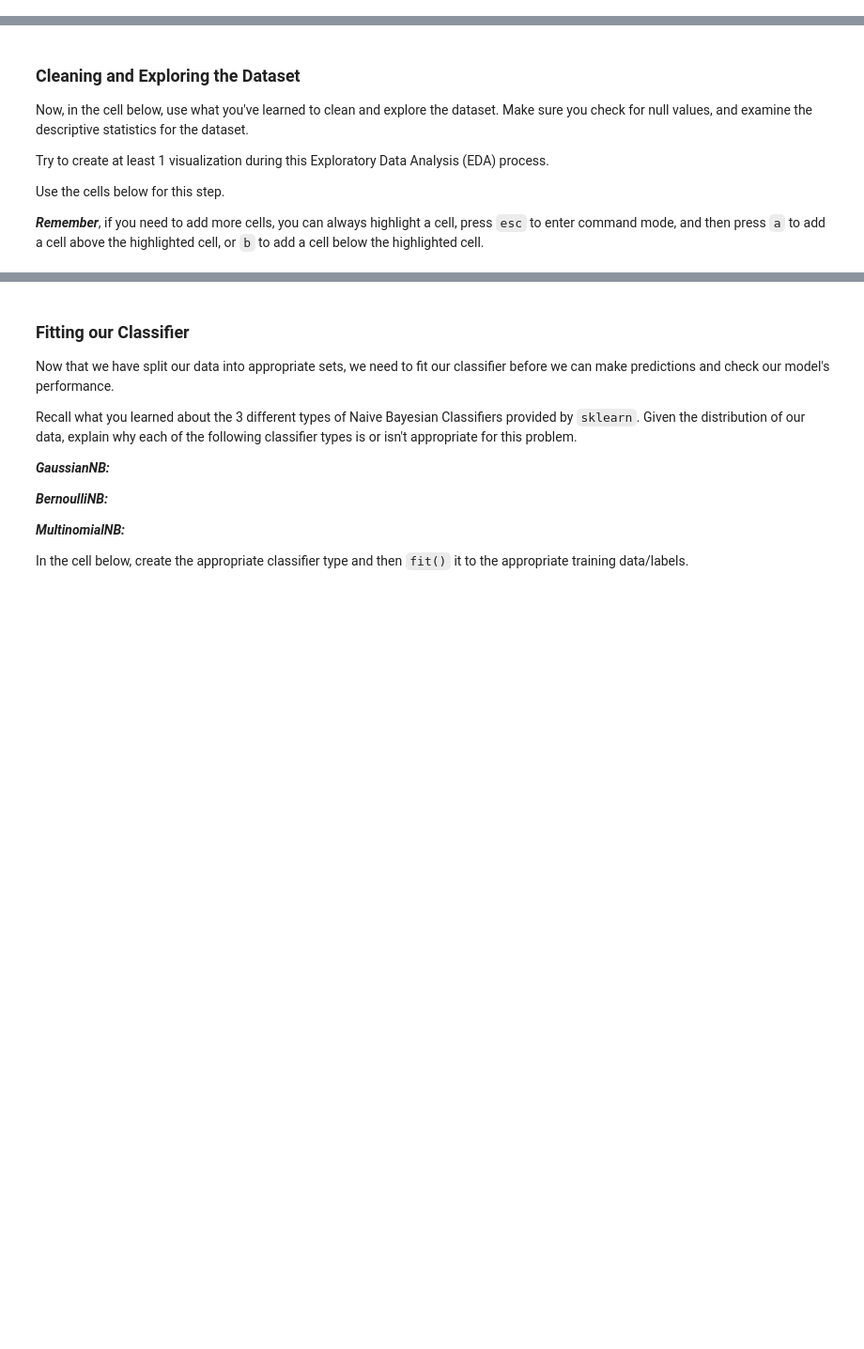
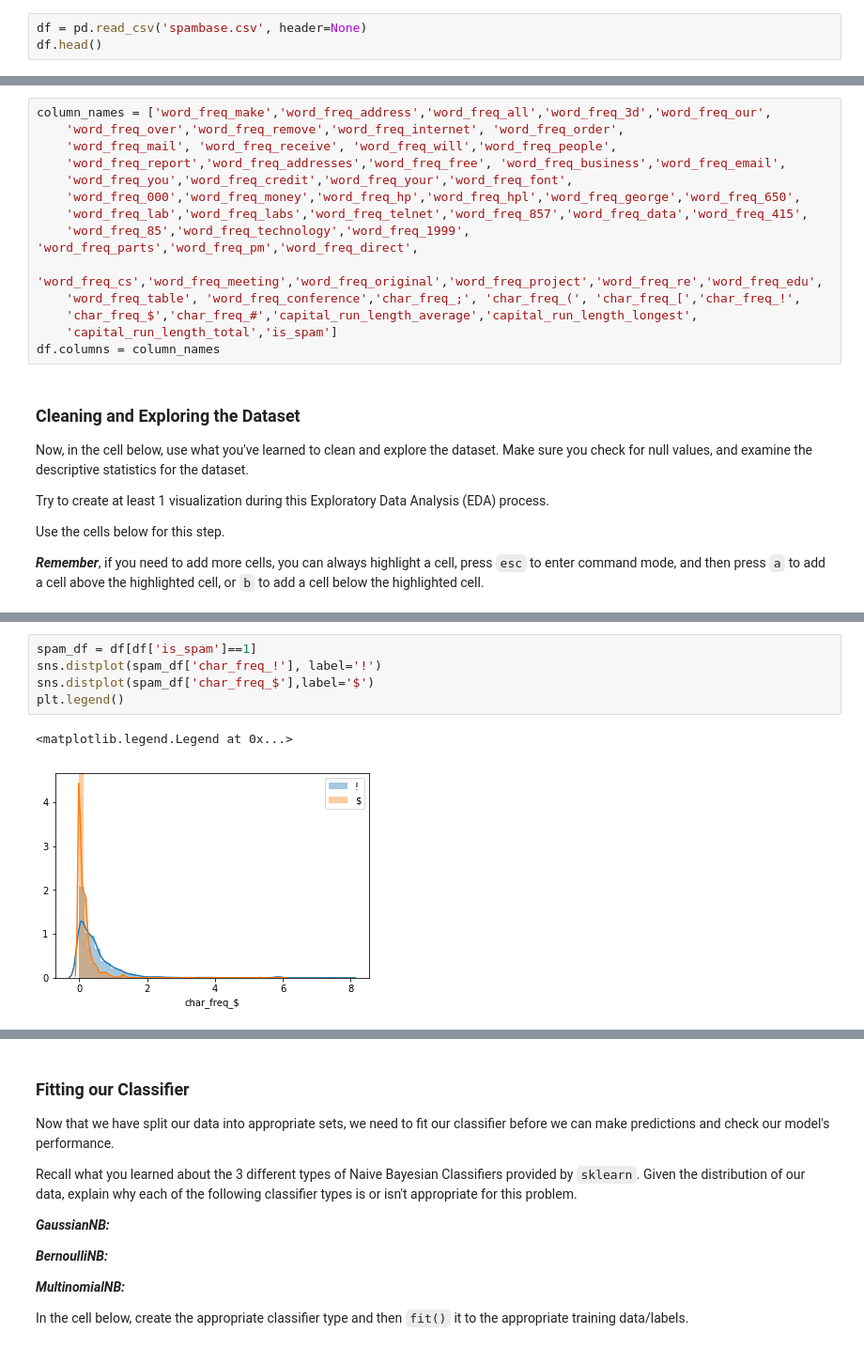
Before and after one commit to slieb74/ds-bayesian-spam-detector-lab-nyc-career-ds-062518, a Jupyter notebook: index.ipynb, the cells around one changed output, grey strips where cells are left out. Shown: that part at 94% size. Cells and saved outputs as stored; diff of their text form; blank space fills up the shorter version.

```diff
--- a/index.ipynb
+++ b/index.ipynb
@@ -31,0 +30,3 @@ df = None
+# %%
+df = pd.read_csv('spambase.csv', header=None)
+df.head()
@@ -42,3 +49,17 @@ column_names = None
+# %%
+column_names = ['word_freq_make','word_freq_address','word_freq_all','word_freq_3d','word_freq_our',
+    'word_freq_over','word_freq_remove','word_freq_internet', 'word_freq_order',
+    'word_freq_mail', 'word_freq_receive', 'word_freq_will','word_freq_people',
+    'word_freq_report','word_freq_addresses','word_freq_free', 'word_freq_business','word_freq_email',
+    'word_freq_you','word_freq_credit','word_freq_your','word_freq_font',
+    'word_freq_000','word_freq_money','word_freq_hp','word_freq_hpl','word_freq_george','word_freq_650',
+    'word_freq_lab','word_freq_labs','word_freq_telnet','word_freq_857','word_freq_data','word_freq_415',
+    'word_freq_85','word_freq_technology','word_freq_1999', 'word_freq_parts','word_freq_pm','word_freq_direct',
+    'word_freq_cs','word_freq_meeting','word_freq_original','word_freq_project','word_freq_re','word_freq_edu',
+    'word_freq_table', 'word_freq_conference','char_freq_;', 'char_freq_(', 'char_freq_[','char_freq_!',
+    'char_freq_$','char_freq_#','capital_run_length_average','capital_run_length_longest',
+    'capital_run_length_total','is_spam']
+df.columns = column_names
 # %% [markdown]
 ### Cleaning and Exploring the Dataset
 
@@ -70,0 +88,8 @@ In the cell below:
+# %%
+spam_df = df[df['is_spam']==1]
+sns.distplot(spam_df['char_freq_!'], label='!')
+sns.distplot(spam_df['char_freq_$'],label='$')
+plt.legend()
+# %% [output]
+<matplotlib.legend.Legend at 0x...>
+[figure, added]
```
Also changed, not shown: parts of 19 cells of this notebook.
